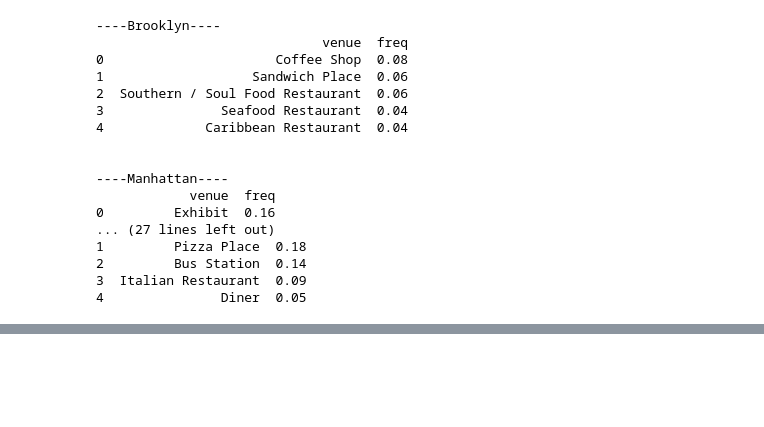
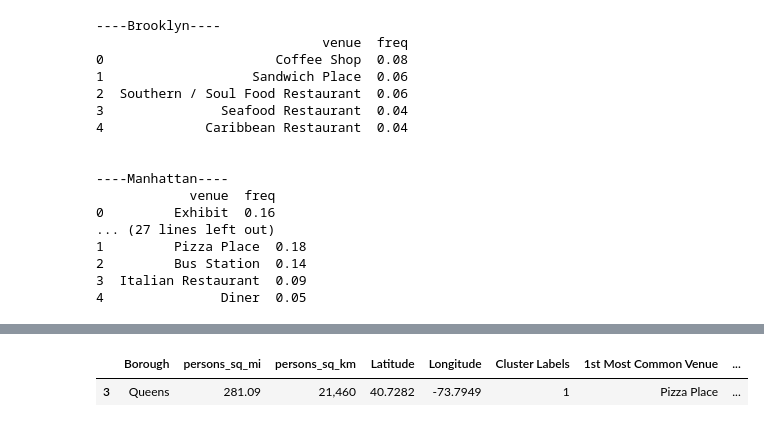
Before and after one commit to vijaykant06/The-Battle-of-Neighhoods, a Jupyter notebook: Battle of Neighborhoods New York.ipynb, the cells around one changed output, grey strips where cells are left out. Cells and saved outputs as stored; diff of their text form; code cells hidden in the pictures; blank space fills up the shorter version.

```diff
--- a/Battle of Neighborhoods New York.ipynb
+++ b/Battle of Neighborhoods New York.ipynb
@@ -663,0 +713,5 @@ NameError: name 'kmeans' is not defined
+# %%
+NY_merged.loc[NY_merged['Cluster Labels'] == 1, NY_merged.columns[[0] + list(range(5, NY_merged.shape[1]))]]
+# %% [output]
+|  | Borough | persons_sq_mi | persons_sq_km | Latitude | Longitude | Cluster Labels | 1st Most Common Venue | ... |
+| 3 | Queens | 281.09 | 21,460 | 40.7282 | -73.7949 | 1 | Pizza Place | ... |
```
Also changed, not shown: parts of 9 cells of this notebook.
